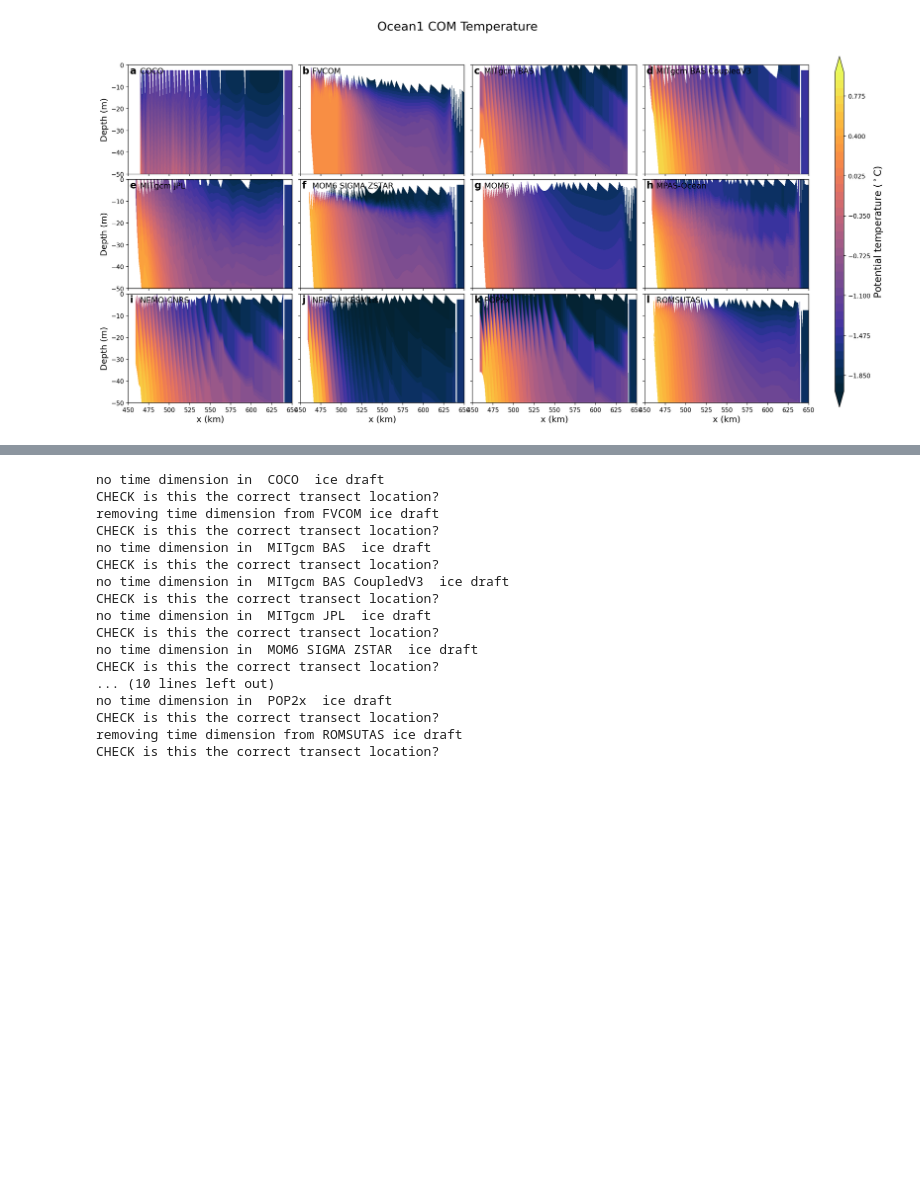
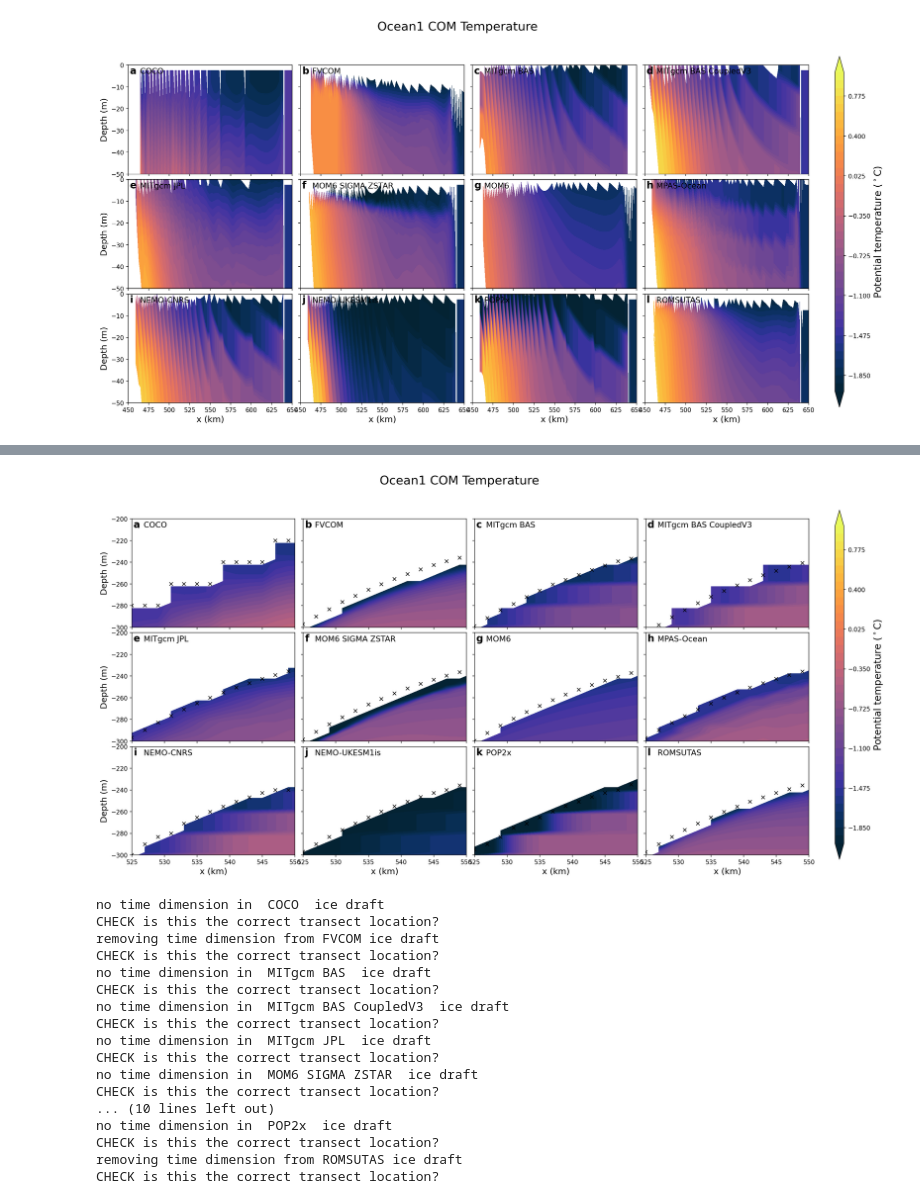
Before and after one commit to misomip/isomip-plus, a Jupyter notebook: notebooks/boundary-layer-xsection/BoundaryLayerXsections.ipynb, the cells around one changed output, grey strips where cells are left out. Cells and saved outputs as stored; diff of their text form; code cells hidden in the pictures; blank space fills up the shorter version.

Commit message:
added some debugging plot for BL Xsections

```diff
--- a/notebooks/boundary-layer-xsection/BoundaryLayerXsections.ipynb
+++ b/notebooks/boundary-layer-xsection/BoundaryLayerXsections.ipynb
@@ -232,3 +232,82 @@ CHECK is this the correct transect location?
 removing time dimension from ROMSUTAS ice draft
 CHECK is this the correct transect location?
 [figure]
+# %%
+import matplotlib.gridspec as gridspec
+
+expt = Ocean1_COM
+labels = []
+for fileIndex in range(len(expt)):
+    fileName = expt[fileIndex]
+    baseName = os.path.basename(basedrive +fileName)
+    modelName = ' '.join(baseName.split('_')[2:]).split('.')[0]
+    labels.append(modelName)
+length = len(expt)
+alphabet = ['a','b','c','d','e','f','g','h','i','j','k','l','m']
+ncols = int(np.ceil(length/3))
+
+gs = gridspec.GridSpec(nrows=3,ncols=ncols,wspace=0.05, hspace=0.05)
+fig = plt.figure(figsize=(20,10),facecolor='w',dpi = 150)
+
+
+time = 240 #NOTE TO REMEMBER TO CHANGE THIS!!
+for i in np.arange(length):
+    # ax = plt.subplot(3,nrows,i+1)
+    ax=fig.add_subplot(gs[i])
+    data = xr.open_dataset(basedrive+expt[i], decode_times=False)
+    var = data.temperatureXZ.isel(nTime = np.arange(time-13,time)).mean('nTime')
+    # last year of time
+    var['nz'] = var.nz*5+2.5 # add depth (2.5,7.5 etc)
+    var['nx'] = var.nx*2+321
+    # find ice draft for this transect
+    iceDraft = data.iceDraft.isel(ny=20)
+    try:
+        iceDraft = iceDraft.isel(nTime = np.arange(time-13,time)).mean('nTime')
+        print('removing time dimension from '+labels[i]+' ice draft')
+    except ValueError:
+        print('no time dimension in ',labels[i],' ice draft')
+
+    print('CHECK is this the correct transect location?')
+    #some models have a flipped iceDraft...
+    if iceDraft.isel(nx=100)>0:
+        iceDraft = -iceDraft
+        print('This model ',expt[i],' has an inverted iceDraft - flipping to match others')
+
+    #reshape to be 2d field
+    iceDraft = np.tile(iceDraft,(len(var.nz),1))
+    # make proper transect x,z locations
+    NZ = (np.tile(var.nz.values,[len(var.nx),1])).T
+    NX = (np.tile(var.nx.values,[len(var.nz),1]))
+    # mr<1e36 is to get rid of NaNs.
+    #c = (var.where(var <1e36)).plot.contourf(cmap = cm.cm.thermal, levels = np.linspace(-2,1,41),extend = 'both',add_colorbar = False)#, cbar_kwargs = {'label':'Overturning \n Streamfunction (Sv)'},extend = 'both')
+    c = plt.contourf(NX,-(NZ),(var.where(var <1e36)),cmap = cm.cm.thermal, levels = np.linspace(-2,1,41),extend = 'both')
+    # ls = (var.where(var <1e36)).plot.contour( levels = np.linspace(-2,1,21), colors = 'k', linewidths = 0.4)
+    poi = plt.plot(NX[0,:],iceDraft[0,:],'kx')
+    plt.text(0.01,0.99,alphabet[i], fontsize = 16, transform=ax.transAxes, fontweight='bold', va='top')
+    plt.text(0.01,0.975,'    '+labels[i], fontsize = 13, transform=ax.transAxes, va='top')
+    # ax.grid()
+
+    if (i==1) or (i==2) or (i==3) or (i==5) or (i==6) or (i==7) or (i==9) or (i==10) or (i==11):
+        ax.set_yticklabels([])
+    if (i<8):
+        ax.set_xticklabels([])
+
+    if (i==0) or (i==4) or (i==8):
+        plt.ylabel('Depth (m)',fontsize=14)
+    else:
+        plt.ylabel('')
+    if i>=8:
+        plt.xlabel('x (km)',fontsize=14)
+    else:
+        plt.xlabel('')
+    plt.ylim(-300,-200)
+    plt.xlim(525,550)
+
+
+cax = plt.axes([0.93,0.1,0.01,0.8])
+cbar = plt.colorbar(c, cax = cax)
+cbar.ax.set_ylabel(r'Potential temperature ($^\circ $C)', fontsize = 16)
+# cbar.add_lines(ls)
+
+fig.suptitle('Ocean1 COM Temperature', fontsize = 20);
+# %% [output]
@@ -235,3 +331,4 @@ CHECK is this the correct transect location?
+[figure, added]
 # %%
 import matplotlib.gridspec as gridspec
 
```
Also changed, not shown: parts of 2 cells of this notebook.
